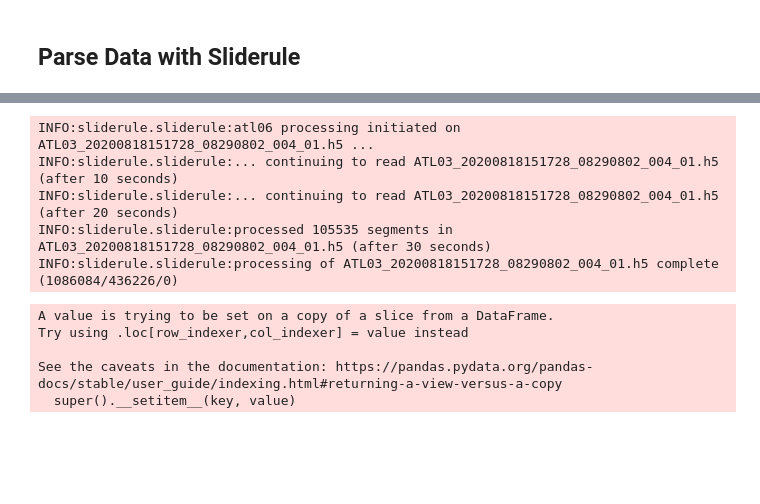
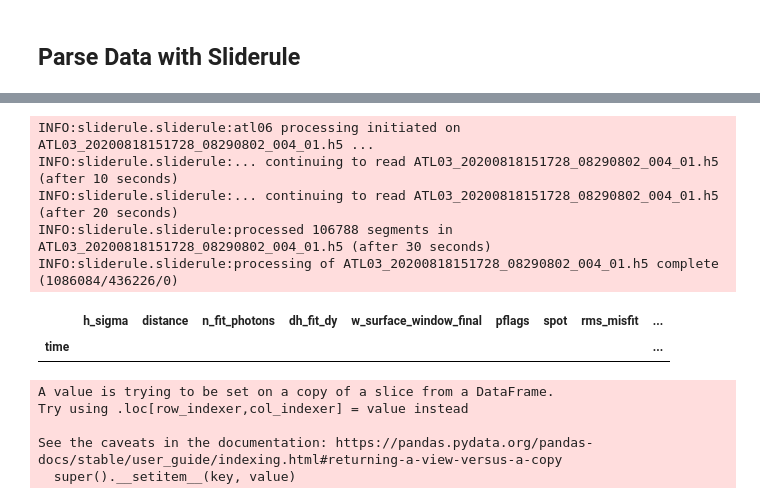
Before and after one commit to jsheppar/snow_depth, a Jupyter notebook: analyze_data.ipynb, the cells around one changed output, grey strips where cells are left out. Cells and saved outputs as stored; diff of their text form; code cells hidden in the pictures; blank space fills up the shorter version.

```diff
--- a/analyze_data.ipynb
+++ b/analyze_data.ipynb
@@ -129,8 +129,8 @@ belknap_roi = [ {"lon": -122.12465, "lat": 44.12274},
                {"lon": -122.12465, "lat": 44.50082},
                {"lon": -122.12465, "lat": 44.12274} ]
 # %%
-granules = icesat2.cmr(polygon=belknap_roi, time_start="2020-08-01", time_end="2020-10-30", short_name='ATL03')
-print(granules[0])
-resource = granules[0]
+granules = icesat2.cmr(polygon=belknap_roi, time_start="2020-06-01", time_end="2020-10-30", short_name='ATL03')
+print(granules)
+#resource = granules[0]  #0, 4 have data in this date range
 #print(resource)
 # %% [output]
@@ -157,12 +243,17 @@ gdf = icesat2.atl06(parms, resource)
 INFO:sliderule.sliderule:atl06 processing initiated on ATL03_20200818151728_08290802_004_01.h5 ...
 INFO:sliderule.sliderule:... continuing to read ATL03_20200818151728_08290802_004_01.h5 (after 10 seconds)
 INFO:sliderule.sliderule:... continuing to read ATL03_20200818151728_08290802_004_01.h5 (after 20 seconds)
-INFO:sliderule.sliderule:processed 105535 segments in ATL03_20200818151728_08290802_004_01.h5 (after 30 seconds)
+INFO:sliderule.sliderule:processed 106788 segments in ATL03_20200818151728_08290802_004_01.h5 (after 30 seconds)
 INFO:sliderule.sliderule:processing of ATL03_20200818151728_08290802_004_01.h5 complete (1086084/436226/0)
 # %%
 gdf['lon'] = gdf['geometry'].x
 gdf['lat'] = gdf['geometry'].y
 up_gdf = gdf[(gdf['lon'] > -122.12465) & (gdf['lon'] < -121.75132) & (gdf['lat'] > 44.12274) & (gdf['lat'] < 44.50082)]
+# %%
+up_gdf
+# %% [output]
+|  | h_sigma | distance | n_fit_photons | dh_fit_dy | w_surface_window_final | pflags | spot | rms_misfit | ... |
+| time |  |  |  |  |  |  |  |  | ... |
 # %%
 (up_gdf['x'], up_gdf['y']) = fn.coords_trans(up_gdf['lon'], up_gdf['lat'])
 # %% [output]
```
Also changed, not shown: parts of 4 cells of this notebook.
